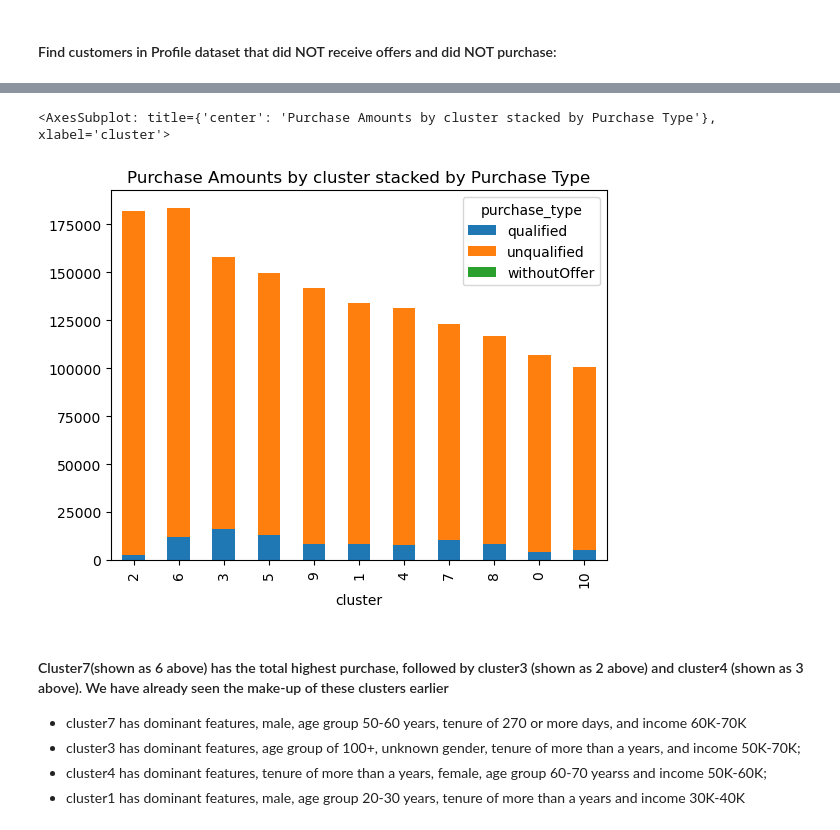
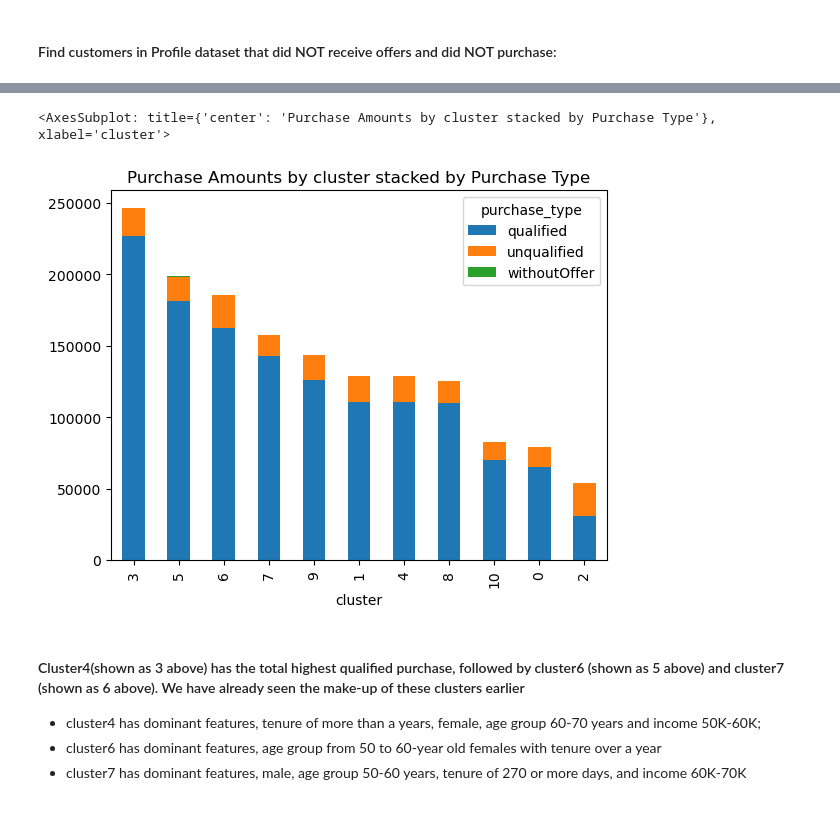
Before and after one commit to dk2127/nd25C_A_P_S, a Jupyter notebook: Starbucks_Capstone_notebook.ipynb, the cells around one changed output, grey strips where cells are left out. Saved outputs shown, nothing was run; the diff lists cells and outputs as text; code cells hidden in the pictures.

```diff
--- a/Starbucks_Capstone_notebook.ipynb
+++ b/Starbucks_Capstone_notebook.ipynb
@@ -1140,10 +1151,10 @@ def expand_dict_column(df, column_name):
     """
     Utility function expands a column of dictionaries in a DataFrame to multiple columns in the same DataFrame.
     Args:
-    - df: a pandas DataFrame containing the column to be expanded
+    - df: DataFrame containing the column to be expanded
     - column_name: the name of the column to be expanded
     Returns:
-    - A pandas DataFrame with the expanded columns from the dictionary.
+    - A DataFrame with the expanded columns from the dictionary.
     """
     printf("\n----In function expand_dict_column------\n")
     df.reset_index(inplace=True, drop=True)
@@ -1414,0 +1398,5 @@ Count of unique persons in offer_receiveddf_clean: (16994,)
+# %%
+# Process offer_received_df1 using function above
+offer_receiveddf_clean = clean_offer_dataframe(offer_received_df1,
+                                               portfoliodf1, portfoliodf_clean,
+                                               'Received')
@@ -1421,28 +1598,40 @@ Count of unique persons in offer_receiveddf_clean: (16994,)
 - Customers who received offers and did NOT purchase at all >> **offers given no purchases**, should we send offers to these customers, yes!
 - Customers who did NOT receive offers and did NOT purchase >> **no Offers no purchases** we need not send offers to these customers.
 # %%
-# Start splitting the purchases
+# Start splitting the purchases; first make fresh copies to work with
 OfferDF = offer_receiveddf_clean
 purchaseDF = purchasedf_clean
 
+OfferDF.reset_index(inplace=True, drop=True)
+purchaseDF.reset_index(inplace=True, drop=True)
+
 print("\n purchaseDF Total purchase amount = ",
       round(purchaseDF["purchase_amount"].sum(), 2))
 # %% [output]
  purchaseDF Total purchase amount =  1775451.97
 # %%
 # Create qualified offers dataframe, for purchases within the offer duration window
-qualified_offers = OfferDF.merge(purchaseDF,
+qual_ofr_tmp = OfferDF.merge(purchaseDF,
                                  on=['person'],
                                  suffixes=('_offer', '_purchase'))
+# printf(qualified_offers.head())
+
 # qualified_offers.info()
-qualified_offers = qualified_offers[(qualified_offers['time_purchase'].between(
-    qualified_offers['time_offer'],
-    qualified_offers['time_offer'] + qualified_offers['duration']))]
+qual_ofr_tmp2 = qual_ofr_tmp[(qual_ofr_tmp['time_purchase'].between(
+    qual_ofr_tmp['time_offer'],
+    (qual_ofr_tmp['time_offer'] + qual_ofr_tmp['duration'])))]
 
-qualified_offers.drop(['time_offer'], axis=1, inplace=True)
+qualified_offers = qual_ofr_tmp2.drop(['time_offer'], axis=1)
 qualified_offers.rename(columns={'time_purchase': 'time'}, inplace=True)
 
+qualified_offers.drop_duplicates(keep='first', inplace=True)
+qualified_offers.reset_index(inplace=True, drop=True)
+
+# Create new varaible purchase type for qualified purchases
 qualified_offers['purchase_type'] = 'qualified'
+
+# 3/30 change below : SQL type group by to aggregate by person, time, and value offer id; this will keep the record count same as offer received
+qualified_offers = qualified_offers.groupby(by=['person', 'time'],as_index=False).max()
 
 print("qualified_offers=\n", qualified_offers.info())
 
@@ -1925,25 +2151,24 @@ There are 0 columns that have missing values.
 # %%
 # Analyze combineddf1 that has customer profile and purchase data by plotting
 purch_by_cluster = combineddf1.groupby(['cluster', 'purchase_type'
                                         ])['purchase_amount'].sum()
 purch_by_cluster = purch_by_cluster.unstack()
 
 # print(purch_by_cluster.columns)
-purch_by_cluster = purch_by_cluster.sort_values(by='unqualified',
+purch_by_cluster = purch_by_cluster.sort_values(by='qualified',
                                                 ascending=False)
 purch_by_cluster.plot(
     kind='bar',
     stacked=True,
     title='Purchase Amounts by cluster stacked by Purchase Type')
 # %% [output]
 <AxesSubplot: title={'center': 'Purchase Amounts by cluster stacked by Purchase Type'}, xlabel='cluster'>
-[figure, old version]
+[figure, new version]
 # %% [markdown]
-#### Cluster7(shown as 6 above) has the total highest purchase, followed by cluster3 (shown as 2 above) and cluster4 (shown as 3 above). We have already seen the make-up of these clusters earlier
+#### Cluster4(shown as 3 above) has the total highest qualified purchase, followed by cluster6 (shown as 5 above) and cluster7 (shown as 6 above). We have already seen the make-up of these clusters earlier
+- cluster4 has dominant features, tenure of more than a years, female, age group 60-70 years and income 50K-60K;
+- cluster6 has dominant features, age group from 50 to 60-year old females with tenure over a year
 - cluster7 has dominant features, male, age group 50-60 years, tenure of 270 or more days, and income 60K-70K
-- cluster3 has dominant features, age group of 100+, unknown gender, tenure of more than a years, and income 50K-70K;
-- cluster4 has dominant features, tenure of more than a years, female, age group 60-70 yearss and income 50K-60K;
-- cluster1 has dominant features, male, age group 20-30 years, tenure of more than a years and income 30K-40K
 # %%
 def keep_numeric_columns(df):
     """
```
Also changed, not shown: parts of 181 cells of this notebook.
